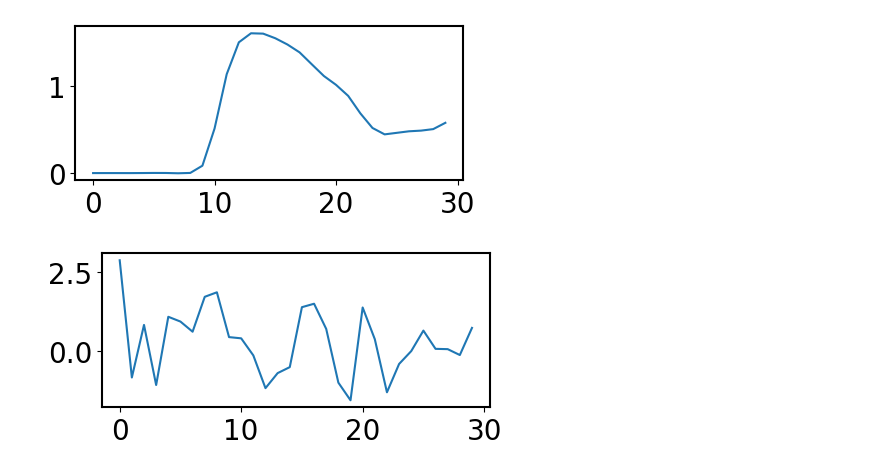
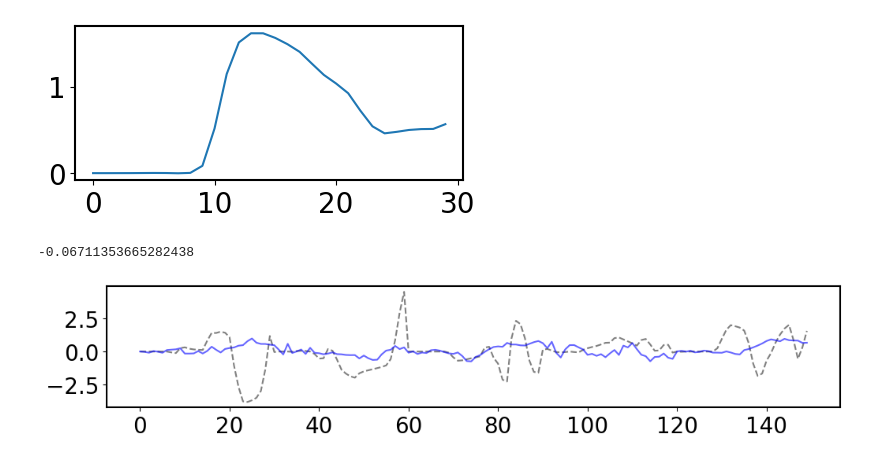
Before and after one commit to yzhang511/density_decoding, a Jupyter notebook: demo/svi_cont_y_decoder.ipynb, the cells around one changed output. Cells and saved outputs as stored; diff of their text form; code cells hidden in the pictures.

```diff
--- a/demo/svi_cont_y_decoder.ipynb
+++ b/demo/svi_cont_y_decoder.ipynb
@@ -144,5 +144,5 @@ data_loader = DataLoader(data = np.concatenate(unsorted_trials)[:,[0,2,3,4]],
                          n_t_bins=30)
 # %%
 train_trials, train_k_ids, train_t_ids, test_trials, test_k_ids, test_t_ids = \
-    data_loader.split_train_test(split=.975)
+    data_loader.split_train_test(split=.95)
 # %%
@@ -157,7 +159,7 @@ y = torch.tensor(data_loader.y_test)
 
 Nk = len(data_loader.test_ids)
 Nt = data_loader.n_t_bins
-Nc = 15
+Nc = 10
 Nd = s.shape[1]
 # %% [markdown]
 #### decoder
@@ -405,8 +379,15 @@ plt.figure(figsize=(5,2))
 plt.plot(svi.y_prior.loc.detach().numpy());
 # %% [output]
 [figure]
+# %%
+y_true = np.hstack(y)
+y_pred = np.hstack([svi.y_samples[k].detach().numpy() for k in range(len(data_loader.test_ids))])
+r2_score(y_true, y_pred)
+# %% [output]
+-0.06711353665282438
 # %%
-plt.figure(figsize=(5,2))
-plt.plot(svi.q_y[5].detach().numpy());
+plt.figure(figsize=(12, 2))
+plt.plot(y_true[:150], c='gray', linestyle='dashed', label='observed');
+plt.plot(y_pred[:150], c='blue', alpha=.6, label='predicted');
 # %% [output]
-[figure, old version]
+[figure, new version]
```
Also changed, not shown: parts of 11 cells of this notebook, 2 other files.
